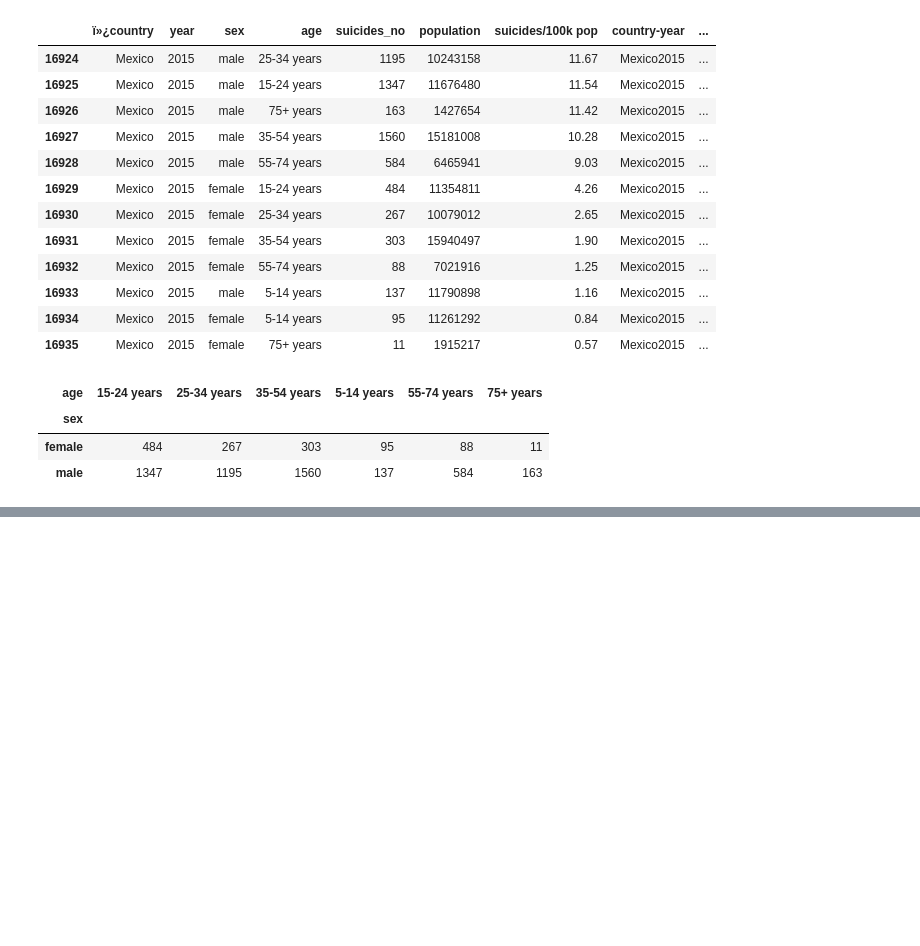
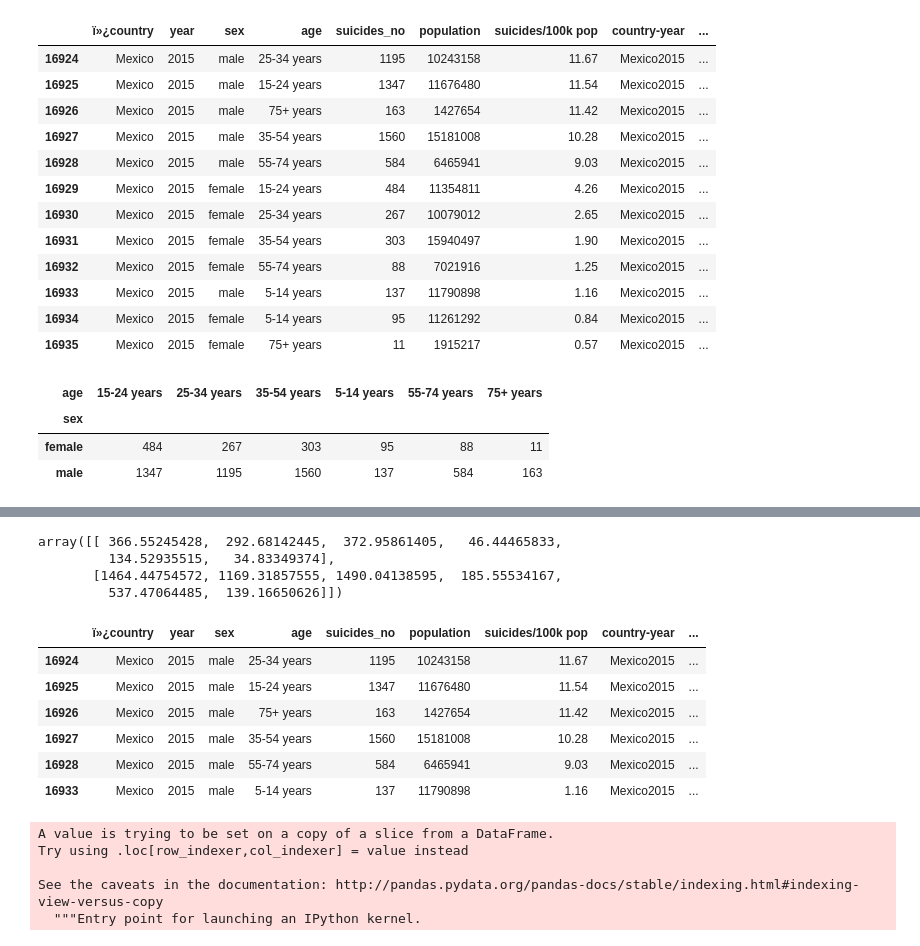
Before and after one commit to albertomedinac/estadistica, a Jupyter notebook: intento2.ipynb, the cells around one changed output, grey strips where cells are left out. Cells and saved outputs as stored; diff of their text form; code cells hidden in the pictures; blank space fills up the shorter version.

```diff
--- a/intento2.ipynb
+++ b/intento2.ipynb
@@ -70,0 +96,26 @@ df3
+# %%
+expected
+# %% [output]
+array([[ 366.55245428,  292.68142445,  372.95861405,   46.44465833,
+         134.52935515,   34.83349374],
+       [1464.44754572, 1169.31857555, 1490.04138595,  185.55534167,
+         537.47064485,  139.16650626]])
+# %%
+df2=df1[df1['sex']=='male']
+df2
+# %% [output]
+|  | ï»¿country | year | sex | age | suicides_no | population | suicides/100k pop | country-year | ... |
+| 16924 | Mexico | 2015 | male | 25-34 years | 1195 | 10243158 | 11.67 | Mexico2015 | ... |
+| 16925 | Mexico | 2015 | male | 15-24 years | 1347 | 11676480 | 11.54 | Mexico2015 | ... |
+| 16926 | Mexico | 2015 | male | 75+ years | 163 | 1427654 | 11.42 | Mexico2015 | ... |
+| 16927 | Mexico | 2015 | male | 35-54 years | 1560 | 15181008 | 10.28 | Mexico2015 | ... |
+| 16928 | Mexico | 2015 | male | 55-74 years | 584 | 6465941 | 9.03 | Mexico2015 | ... |
+| 16933 | Mexico | 2015 | male | 5-14 years | 137 | 11790898 | 1.16 | Mexico2015 | ... |
+# %%
+df2['no_suicidio']=df2['population']-df2['suicides_no']
+# %% [output]
+A value is trying to be set on a copy of a slice from a DataFrame.
+Try using .loc[row_indexer,col_indexer] = value instead
+
+See the caveats in the documentation: http://pandas.pydata.org/pandas-docs/stable/indexing.html#indexing-view-versus-copy
+  """Entry point for launching an IPython kernel.
```
Also changed, not shown: parts of 21 cells of this notebook.
